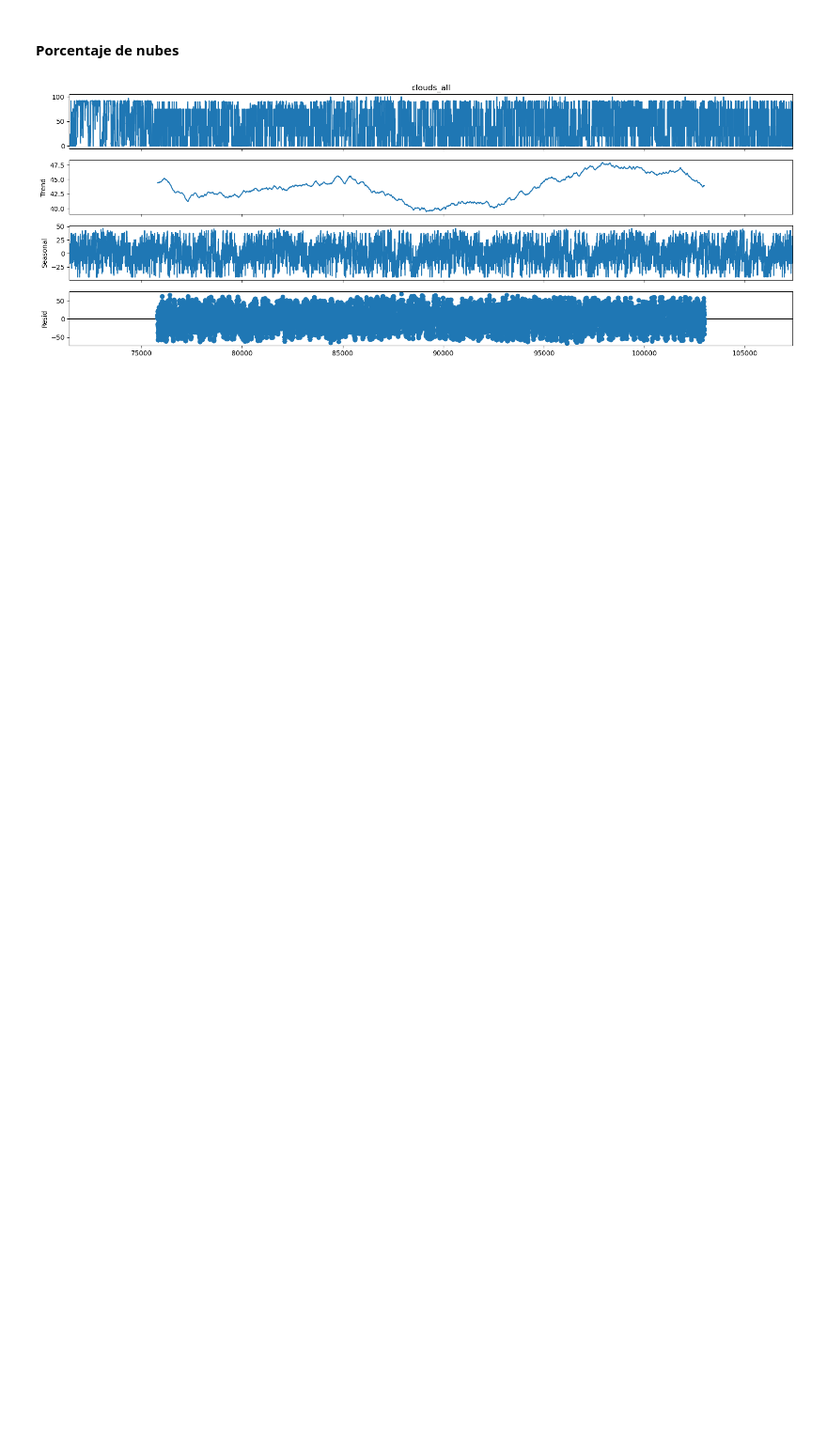
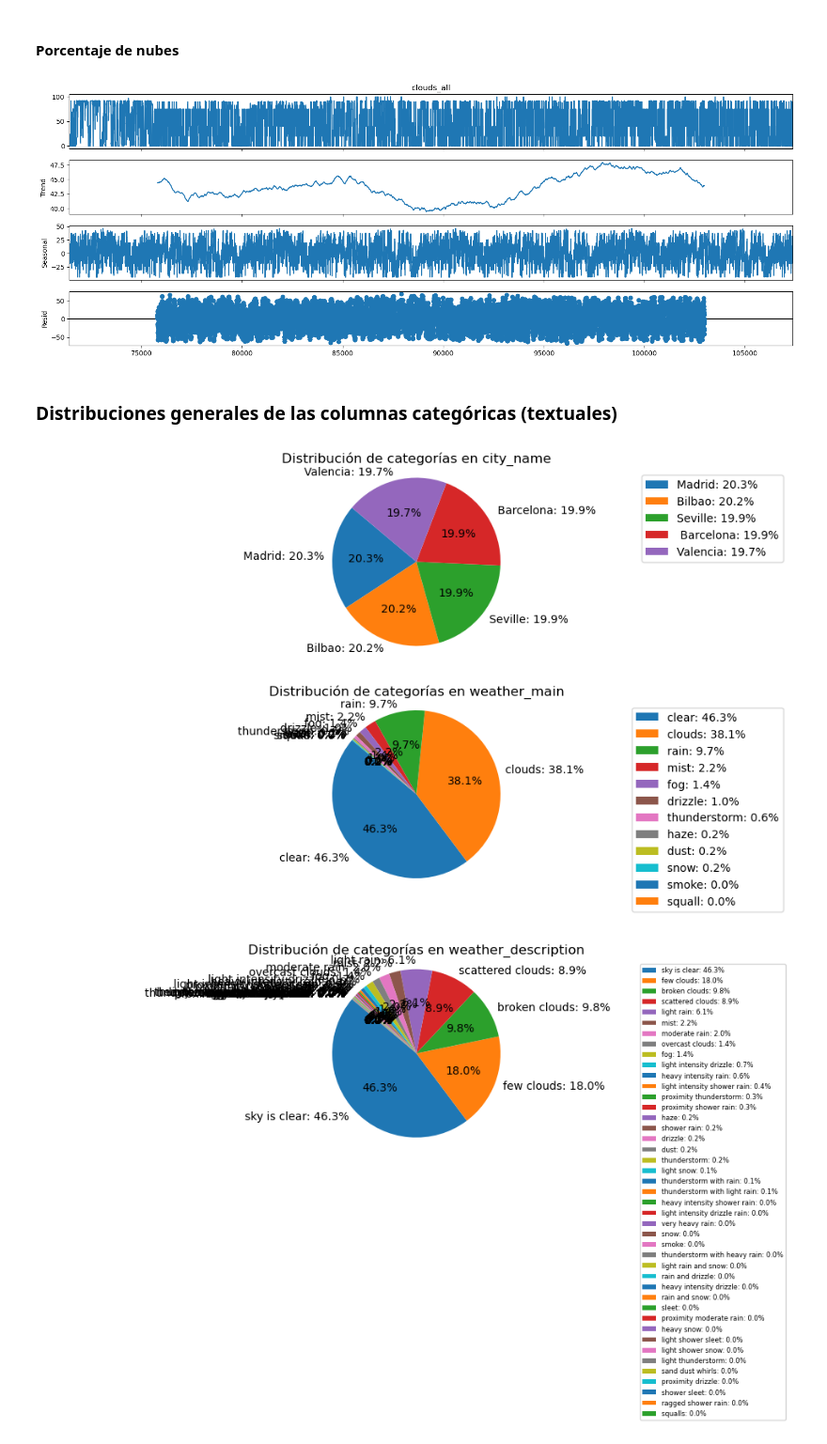
Before and after one commit to pablofem/TFM, a Jupyter notebook: EDA.ipynb, the cells around one changed output. Shown at 94% size. Cells and saved outputs as stored; diff of their text form; code cells hidden in the pictures; blank space fills up the shorter version.

```diff
--- a/EDA.ipynb
+++ b/EDA.ipynb
@@ -179,3 +246,11 @@ input_data = weather[weather["city_name"]=="Bilbao"]["clouds_all"]
 make_seasonal_decomposition(input_data, model="additive")
 # %% [output]
 [figure]
+# %% [markdown]
+### **Distribuciones generales de las columnas categóricas (textuales)**
+# %%
+make_categories_pie_chart(weather)
+# %% [output]
+[figure, added]
+[figure, added]
+[figure, added]
```
Also changed, not shown: parts of 21 cells of this notebook, 5 other files.
